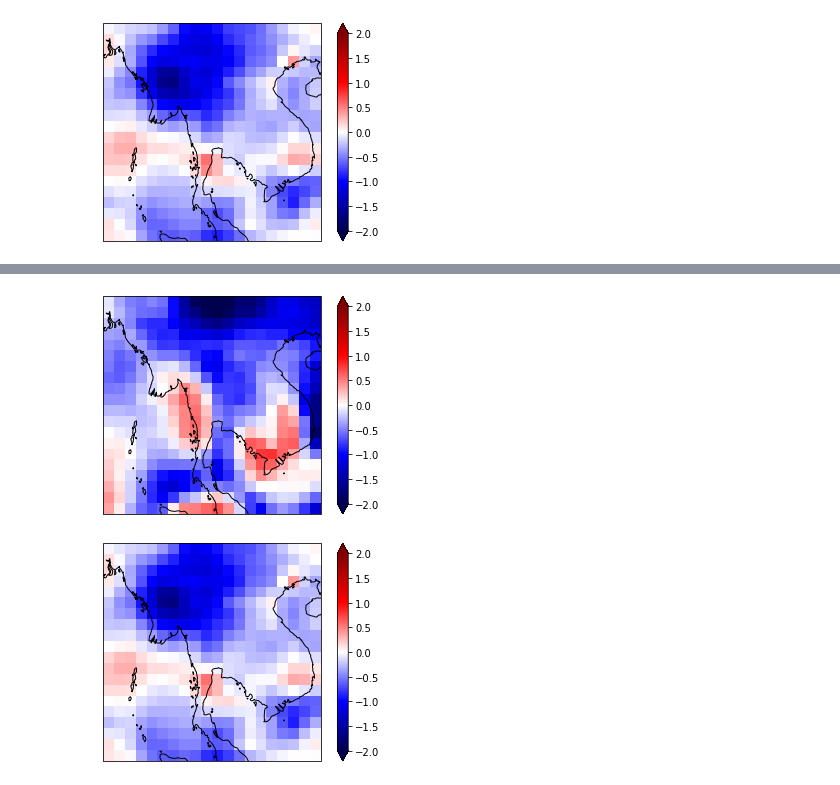
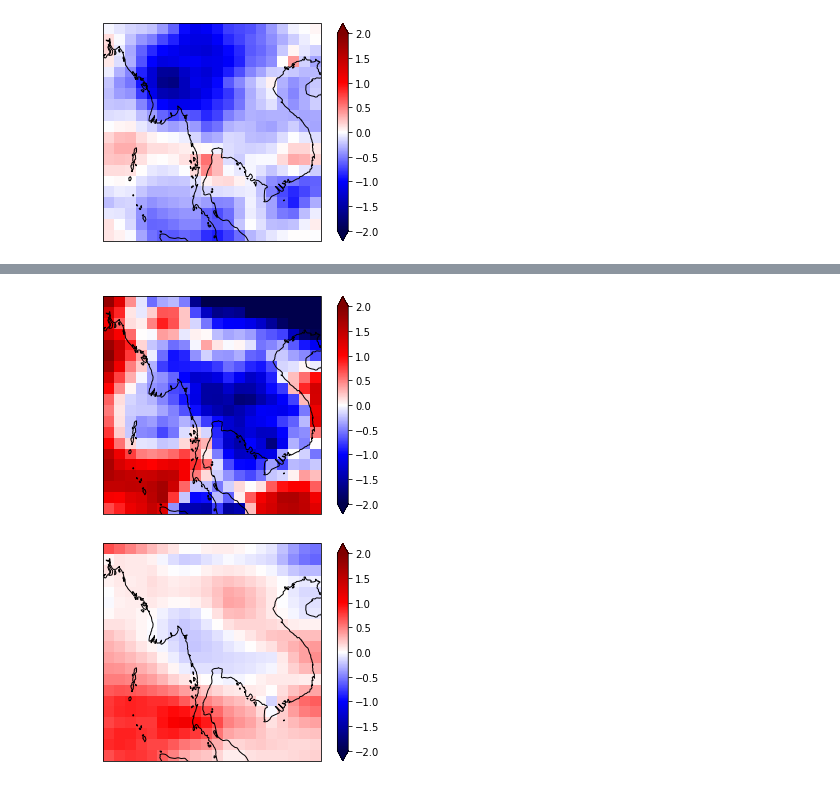
Before and after one commit to HalKiyo/ryzen5900_jupyter_test, a Jupyter notebook: test_workspace/svd_test/test.ipynb, the cells around one changed output, grey strips where cells are left out. Saved outputs shown, nothing was run; the diff lists cells and outputs as text; code cells hidden in the pictures.

Commit message:
test for 1973-2014 done

```diff
--- a/test_workspace/svd_test/test.ipynb
+++ b/test_workspace/svd_test/test.ipynb
@@ -176,37 +187,35 @@ svd1_sst_map
 # %%
 # テスト条件設定
 mode_int, mode_fin = 0, 10 # いくつのモードを予測に用いるか(最大400)
-test_model_index = 0 # 用いるモデルの番号(year = 1873 + model_index)
+test_model_index = 28 # 用いるモデルの番号(year = 1873 + model_index)
 
 # テストデータを整形
 umi_test = sst_test[:, 6:18, 9:57] # インド洋と太平洋を切り抜き
 umi_test = umi_test.transpose(1,2,0) # 時間次元の位置を一番後ろに移動
 umi_test = mask(umi_test) # 陸域をマスク
 X_test = latlon_to_X(umi_test) # sstの行列を作成
 
 # 時間展開係数 Aを計算
 test_input = X_test[:, test_model_index] # 2014年のsstをインプットとして用意
 A_test = P_train.T@test_input # 時間発展係数　=　左特異行列　＊　SST行列
 # Aは意味合い的には特異値ベクトルへの射影であり(P_star)に等しい
 
 # PRCP行列を緯度経度座標に復元
 grids = 20*20 # 雨データのグリッド数(緯度グリッド20 * 経度グリッド20)
 test_output = np.zeros(grids)
 # モード毎にprcpを計算して足し合わせる
 for i in range(mode_int, mode_fin):
     mode_i = Q_train.T[i]*A_test[i] # PRCPのi番目のモード = 右特異行列 * 時間発展係数B(Bが未知なのでAで代用)
     test_output += mode_i # 各モードを足し合わせる
 
 # 可視化
 # 特異値解析で得られた降水量分布
 prcp_pred = X_to_latlon(test_output)
-pred_norm = (prcp_pred-np.mean(prcp_pred))/np.std(prcp_pred)
 show_prcp(prcp_pred, vmin=-2, vmax=2)
 
 # 元データから得られた降水量
 prcp_label = prcp[test_model_index, :, :]
-label_norm = (prcp_label-np.mean(prcp_label))/np.std(prcp_label)
 show_prcp(prcp_label, vmin=-2, vmax=2)
 # %% [output]
-[figure, old version]
+[figure, new version]
-[figure, old version]
+[figure, new version]
```
Also changed, not shown: parts of 2 cells of this notebook.
